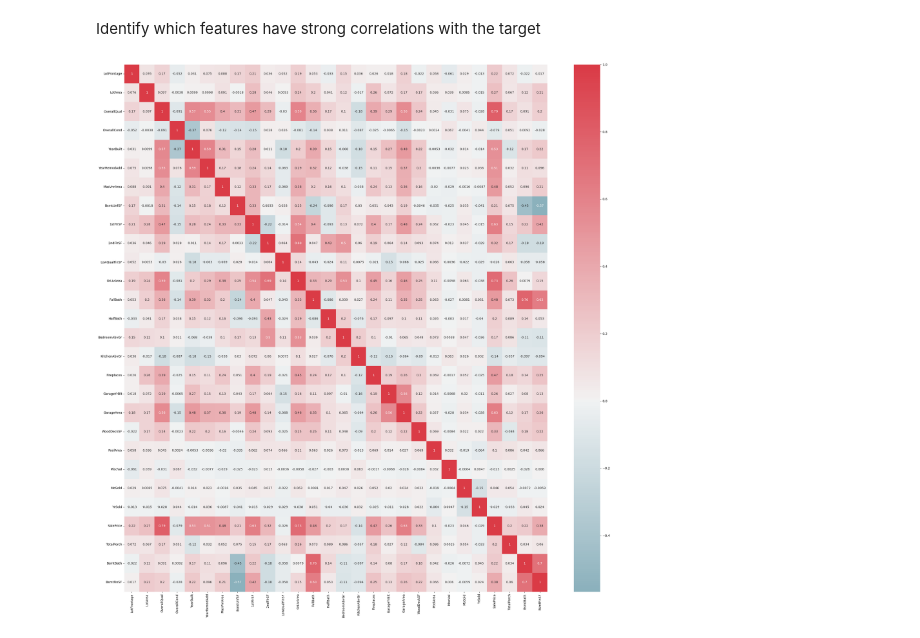
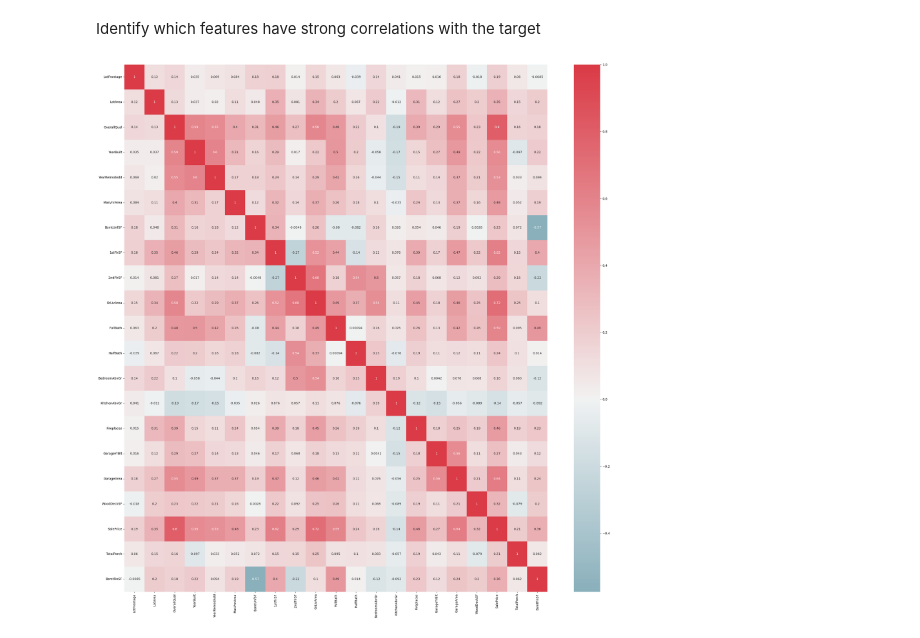
Before and after one commit to lrongyi/House-Prices, a Jupyter notebook: house_prices.ipynb, the cells around one changed output. Cells and saved outputs as stored; diff of their text form; code cells hidden in the pictures.

Commit message:
Add feature engineering and selection
Modify numerical features and drop those with low correlation

```diff
--- a/house_prices.ipynb
+++ b/house_prices.ipynb
@@ -268,6 +268,7 @@ train_df["HalfBath"] = train_df["HalfBath"] + train_df["BsmtHalfBath"]
 train_df["BsmtFinSF"] = train_df["BsmtFinSF1"] + train_df["BsmtFinSF2"]
 
 # Drop columns
-# Drop GarageCars, TotRmsAbvGrd, BsmtFinSF1, BsmtFinSF2, TotalBsmtSF
-drop_cols = ["GarageCars", "TotRmsAbvGrd", "BsmtFinSF1", "BsmtFinSF2", "TotalBsmtSF", "BsmtHalfBath", "BsmtFullBath", "OpenPorchSF", "EnclosedPorch", "3SsnPorch", "ScreenPorch"]
+# Drop GarageCars, TotRmsAbvGrd, BsmtFinSF1, BsmtFinSF2, TotalBsmtSF, OverallCond, LowQualFinSF, PoolArea, MiscVal, MoSold, YrSold
+drop_cols = ["GarageCars", "TotRmsAbvGrd", "BsmtFinSF1", "BsmtFinSF2", "TotalBsmtSF", "BsmtHalfBath", "BsmtFullBath", "OpenPorchSF", "EnclosedPorch", "3SsnPorch", "ScreenPorch", "OverallCond"\
+             ,"LowQualFinSF", "PoolArea", "MiscVal", "MoSold", "YrSold"]
 train_df = train_df.drop(columns=drop_cols)
@@ -288,8 +287,10 @@ train_df = train_df.drop(outliers)
 Identify which features have strong correlations with the target
 # %%
 plt.figure(figsize=(25,25))
-sns.heatmap(train_df[numerical_columns].corr(), annot=True, cmap=sns.diverging_palette(220, 10, as_cmap=True), center=0.0)
+numerical_features = train_df.select_dtypes(exclude=["object"])
+numerical_features = numerical_features.drop(columns=["Id"])
+sns.heatmap(numerical_features.corr(), annot=True, cmap=sns.diverging_palette(220, 10, as_cmap=True), center=0.0)
 plt.tight_layout()
 plt.show()
 # %% [output]
-[figure, old version]
+[figure, new version]
```
Also changed, not shown: parts of 2 cells of this notebook.
